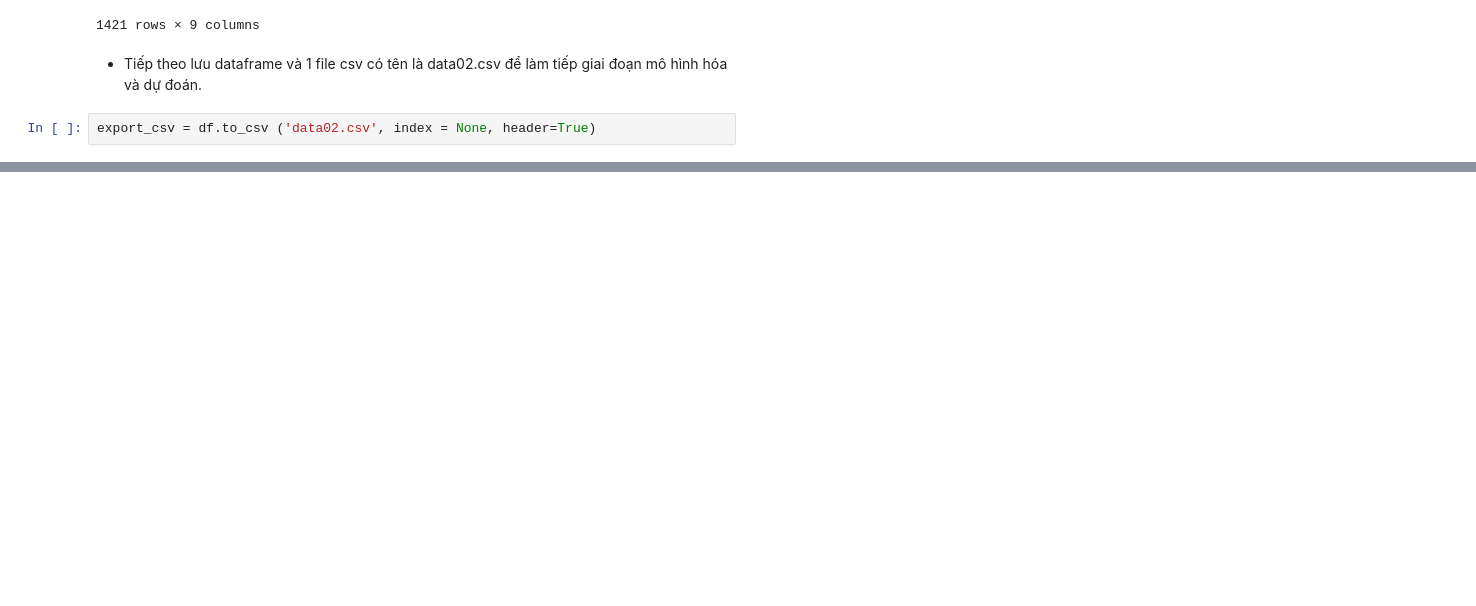
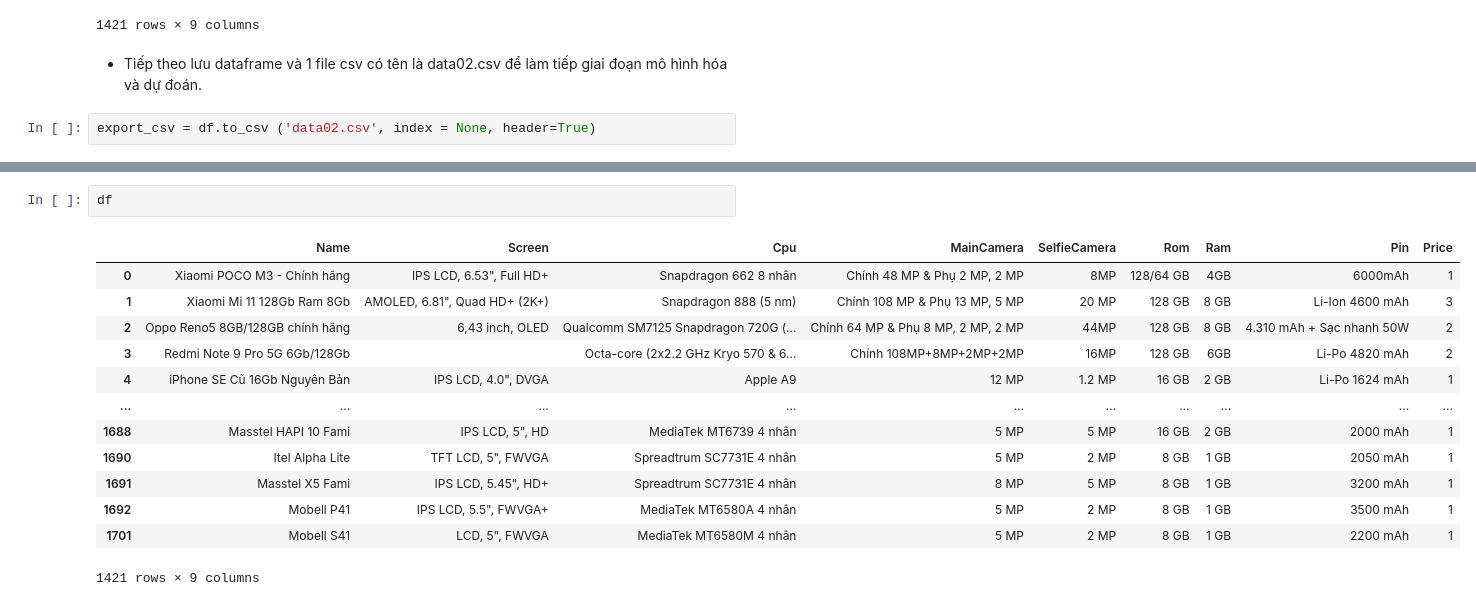
Before and after one commit to Truong1311/DataScienceProject, a Jupyter notebook: Sources/Xu Ly Du Lieu Thu Thap.ipynb, the cells around one changed output, grey strips where cells are left out. Drawn from its saved outputs; the diff is of its cells as text; blank space fills up the shorter version.

```diff
--- a/Sources/Xu Ly Du Lieu Thu Thap.ipynb
+++ b/Sources/Xu Ly Du Lieu Thu Thap.ipynb
@@ -73,0 +108,16 @@ export_csv = df.to_csv ('data02.csv', index = None, header=True)
+# %%
+df
+# %% [output]
+|  | Name | Screen | Cpu | MainCamera | SelfieCamera | Rom | Ram | Pin | Price |
+| 0 | Xiaomi POCO M3 - Chính hãng | IPS LCD, 6.53", Full HD+ | Snapdragon 662 8 nhân | Chính 48 MP & Phụ 2 MP, 2 MP | 8MP | 128/64 GB | 4GB | 6000mAh | 1 |
+| 1 | Xiaomi Mi 11 128Gb Ram 8Gb | AMOLED, 6.81", Quad HD+ (2K+) | Snapdragon 888 (5 nm) | Chính 108 MP & Phụ 13 MP, 5 MP | 20 MP | 128 GB | 8 GB | Li-Ion 4600 mAh | 3 |
+| 2 | Oppo Reno5 8GB/128GB chính hãng | 6,43 inch, OLED | Qualcomm SM7125 Snapdragon 720G (... | Chính 64 MP & Phụ 8 MP, 2 MP, 2 MP | 44MP | 128 GB | 8 GB | 4.310 mAh + Sạc nhanh 50W | 2 |
+| 3 | Redmi Note 9 Pro 5G 6Gb/128Gb |  | Octa-core (2x2.2 GHz Kryo 570 & 6... | Chính 108MP+8MP+2MP+2MP | 16MP | 128 GB | 6GB | Li-Po 4820 mAh | 2 |
+| 4 | iPhone SE Cũ 16Gb Nguyên Bản | IPS LCD, 4.0", DVGA | Apple A9 | 12 MP | 1.2 MP | 16 GB | 2 GB | Li-Po 1624 mAh | 1 |
+| ... | ... | ... | ... | ... | ... | ... | ... | ... | ... |
+| 1688 | Masstel HAPI 10 Fami | IPS LCD, 5", HD | MediaTek MT6739 4 nhân | 5 MP | 5 MP | 16 GB | 2 GB | 2000 mAh | 1 |
+| 1690 | Itel Alpha Lite | TFT LCD, 5", FWVGA | Spreadtrum SC7731E 4 nhân | 5 MP | 2 MP | 8 GB | 1 GB | 2050 mAh | 1 |
+| 1691 | Masstel X5 Fami | IPS LCD, 5.45", HD+ | Spreadtrum SC7731E 4 nhân | 8 MP | 5 MP | 8 GB | 1 GB | 3200 mAh | 1 |
+| 1692 | Mobell P41 | IPS LCD, 5.5", FWVGA+ | MediaTek MT6580A 4 nhân | 5 MP | 2 MP | 8 GB | 1 GB | 3500 mAh | 1 |
+| 1701 | Mobell S41 | LCD, 5", FWVGA | MediaTek MT6580M 4 nhân | 5 MP | 2 MP | 8 GB | 1 GB | 2200 mAh | 1 |
+1421 rows × 9 columns
```
Also changed, not shown: parts of 6 cells of this notebook, 2 other files.
